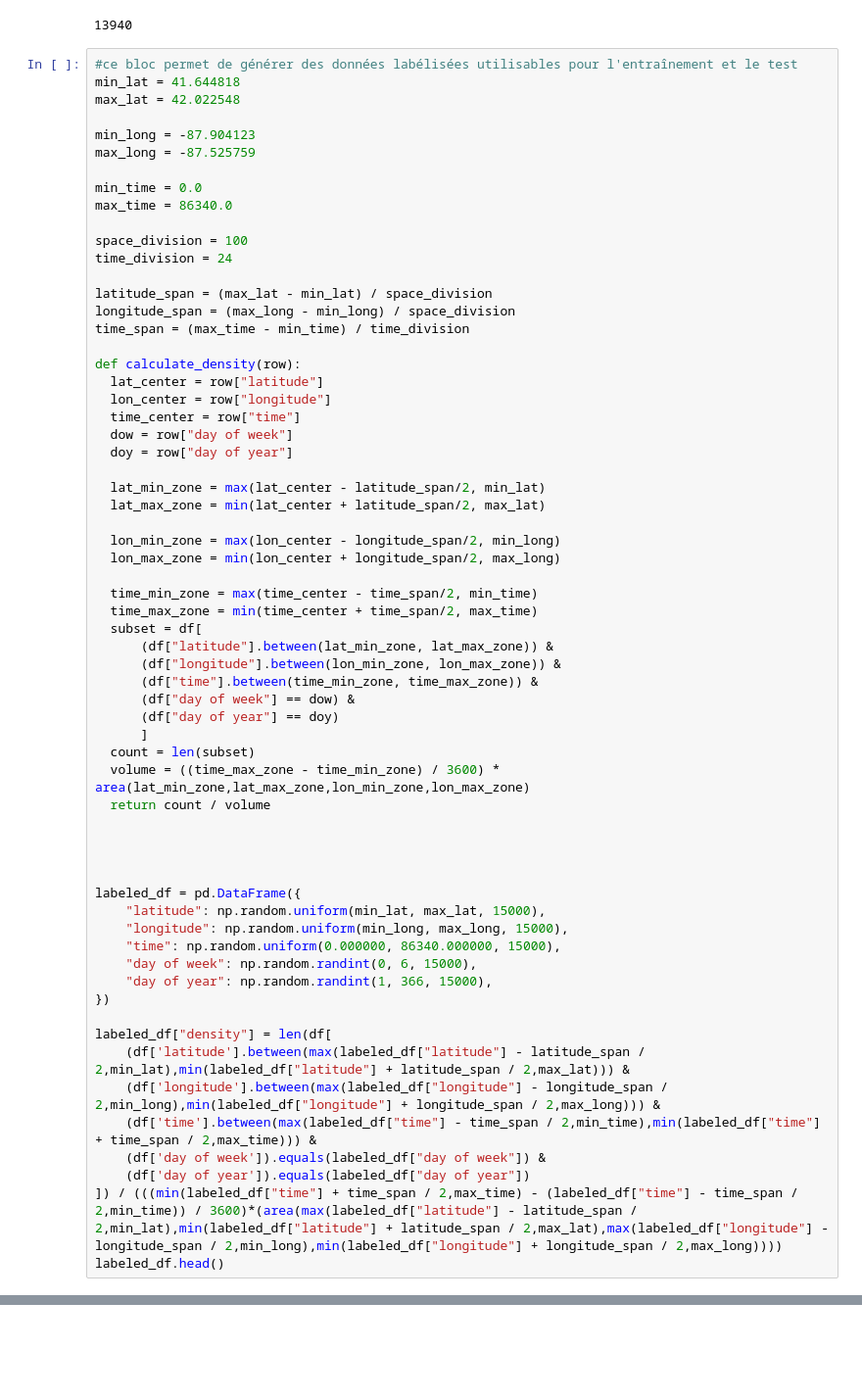
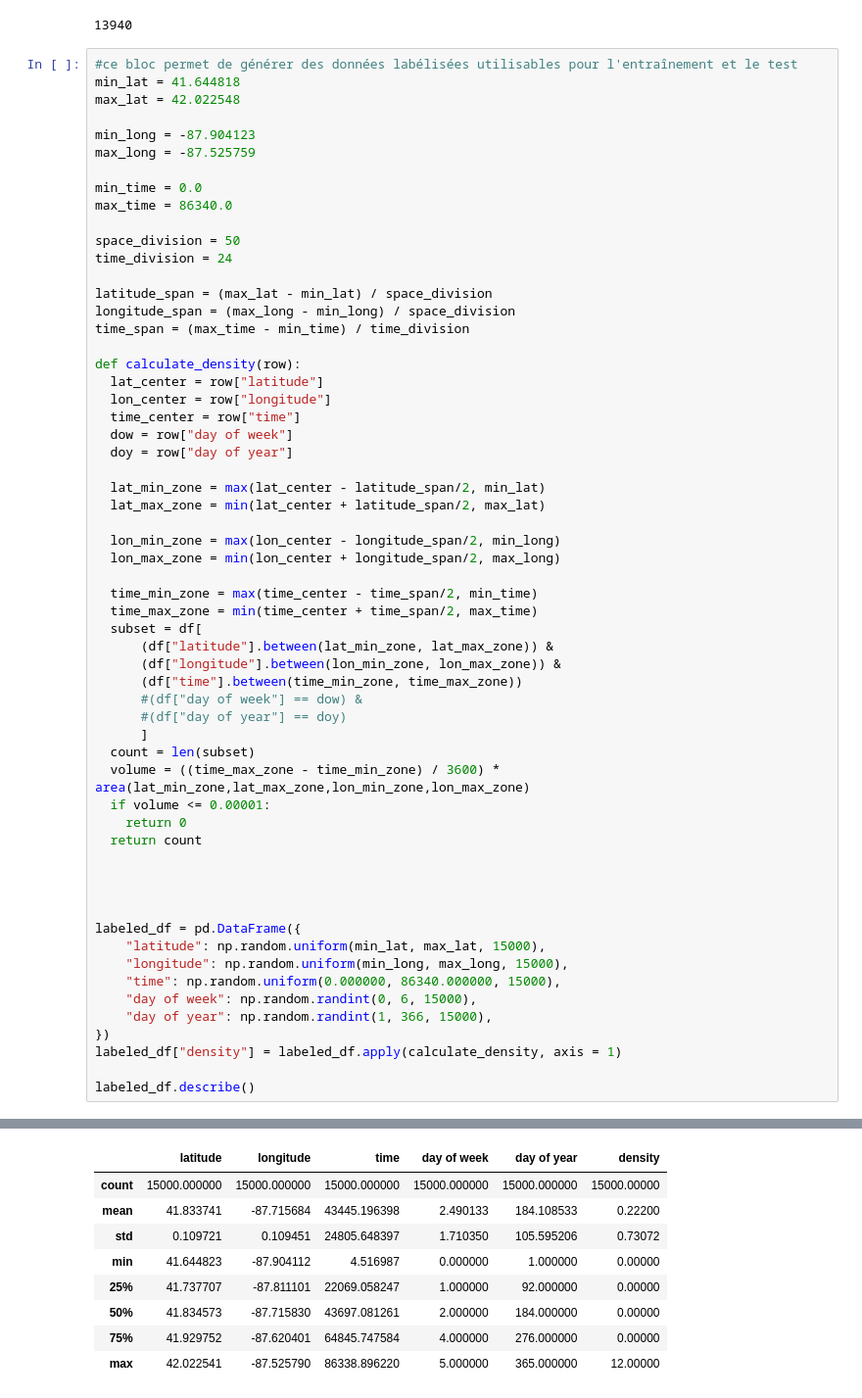
Before and after one commit to lejejefr/ECM_2526_FinalProject, a Jupyter notebook: Sripts/ML.ipynb, the cells around one changed output, grey strips where cells are left out. Shown at 98% size. Drawn from its saved outputs; the diff is of its cells as text; blank space fills up the shorter version.

```diff
--- a/Sripts/ML.ipynb
+++ b/Sripts/ML.ipynb
@@ -78,7 +87,7 @@ max_long = -87.525759
 min_time = 0.0
 max_time = 86340.0
 
-space_division = 100
+space_division = 50
 time_division = 24
 
 latitude_span = (max_lat - min_lat) / space_division
@@ -103,13 +112,15 @@ def calculate_density(row):
   subset = df[
       (df["latitude"].between(lat_min_zone, lat_max_zone)) &
       (df["longitude"].between(lon_min_zone, lon_max_zone)) &
-      (df["time"].between(time_min_zone, time_max_zone)) &
-      (df["day of week"] == dow) &
-      (df["day of year"] == doy)
+      (df["time"].between(time_min_zone, time_max_zone))
+      #(df["day of week"] == dow) &
+      #(df["day of year"] == doy)
       ]
   count = len(subset)
   volume = ((time_max_zone - time_min_zone) / 3600) * area(lat_min_zone,lat_max_zone,lon_min_zone,lon_max_zone)
-  return count / volume
+  if volume <= 0.00001:
+    return 0
+  return count
 
 
 
@@ -121,13 +132,7 @@ labeled_df = pd.DataFrame({
     "day of week": np.random.randint(0, 6, 15000),
     "day of year": np.random.randint(1, 366, 15000),
 })
+labeled_df["density"] = labeled_df.apply(calculate_density, axis = 1)
 
-labeled_df["density"] = len(df[
-    (df['latitude'].between(max(labeled_df["latitude"] - latitude_span / 2,min_lat),min(labeled_df["latitude"] + latitude_span / 2,max_lat))) &
-    (df['longitude'].between(max(labeled_df["longitude"] - longitude_span / 2,min_long),min(labeled_df["longitude"] + longitude_span / 2,max_long))) &
-    (df['time'].between(max(labeled_df["time"] - time_span / 2,min_time),min(labeled_df["time"] + time_span / 2,max_time))) &
-    (df['day of week']).equals(labeled_df["day of week"]) &
-    (df['day of year']).equals(labeled_df["day of year"])
-]) / (((min(labeled_df["time"] + time_span / 2,max_time) - (labeled_df["time"] - time_span / 2,min_time)) / 3600)*(area(max(labeled_df["latitude"] - latitude_span / 2,min_lat),min(labeled_df["latitude"] + latitude_span / 2,max_lat),max(labeled_df["longitude"] - longitude_span / 2,min_long),min(labeled_df["longitude"] + longitude_span / 2,max_long))))
-labeled_df.head()
+labeled_df.describe()
 # %% [output]
@@ -134,0 +139,9 @@ ValueError: The truth value of a Series is ambiguous. Use a.empty, a.bool(), a.i
+|  | latitude | longitude | time | day of week | day of year | density |
+| count | 15000.000000 | 15000.000000 | 15000.000000 | 15000.000000 | 15000.000000 | 15000.00000 |
+| mean | 41.833741 | -87.715684 | 43445.196398 | 2.490133 | 184.108533 | 0.22200 |
+| std | 0.109721 | 0.109451 | 24805.648397 | 1.710350 | 105.595206 | 0.73072 |
+| min | 41.644823 | -87.904112 | 4.516987 | 0.000000 | 1.000000 | 0.00000 |
+| 25% | 41.737707 | -87.811101 | 22069.058247 | 1.000000 | 92.000000 | 0.00000 |
+| 50% | 41.834573 | -87.715830 | 43697.081261 | 2.000000 | 184.000000 | 0.00000 |
+| 75% | 41.929752 | -87.620401 | 64845.747584 | 4.000000 | 276.000000 | 0.00000 |
+| max | 42.022541 | -87.525790 | 86338.896220 | 5.000000 | 365.000000 | 12.00000 |
```
Also changed, not shown: parts of 6 cells of this notebook.
